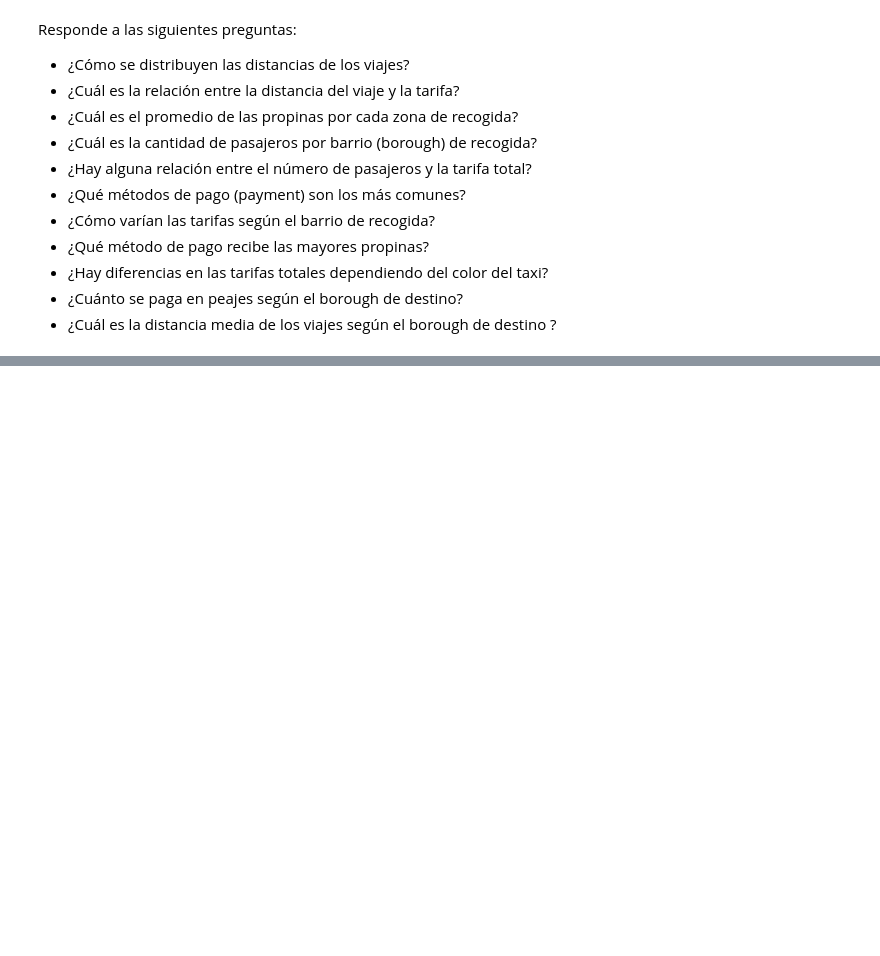
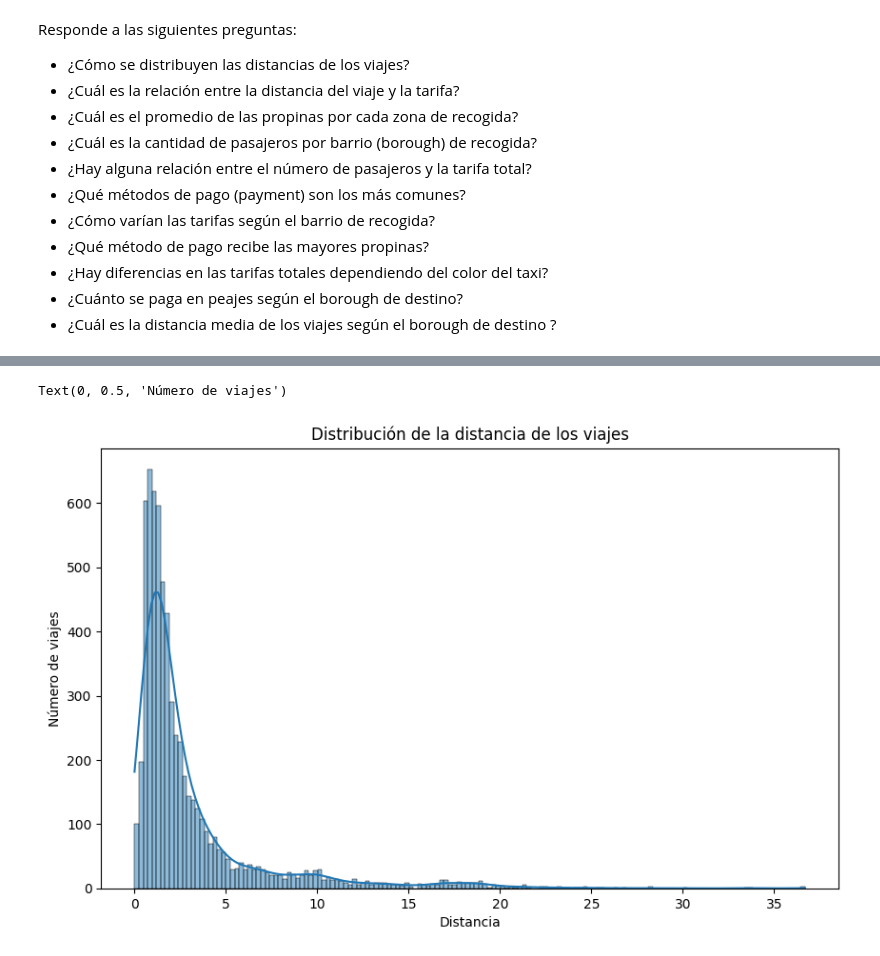
Before and after one commit to Juanmacg21/Python-Intro-for-Data-Science, a Jupyter notebook: notebooks/Lesson IV - Matplotlib and Seaborn Intro.ipynb, the cells around one changed output, grey strips where cells are left out. Drawn from its saved outputs; the diff is of its cells as text; code cells hidden in the pictures; blank space fills up the shorter version.

```diff
--- a/notebooks/Lesson IV - Matplotlib and Seaborn Intro.ipynb
+++ b/notebooks/Lesson IV - Matplotlib and Seaborn Intro.ipynb
@@ -382,3 +382,9 @@ Responde a las siguientes preguntas:
 - ¿Hay diferencias en las tarifas totales dependiendo del color del taxi?
 - ¿Cuánto se paga en peajes según el borough de destino?
 - ¿Cuál es la distancia media de los viajes según el borough de destino ?
+# %%
+from matplotlib import pyplot as plt
+import seaborn as sns
+
+taxis_df = sns.load_dataset("taxis")
+taxis_df.head()
@@ -384,0 +398,15 @@ Responde a las siguientes preguntas:
+# %%
+plt.figure(figsize=(10, 6))
+
+sns.histplot(
+    data=taxis_df,
+    x="distance",
+    kde=True
+)
+
+plt.title("Distribución de la distancia de los viajes")
+plt.xlabel("Distancia")
+plt.ylabel("Número de viajes")
+# %% [output]
+Text(0, 0.5, 'Número de viajes')
+[figure, added]
```
Also changed, not shown: parts of 13 cells of this notebook, 2 other files.
